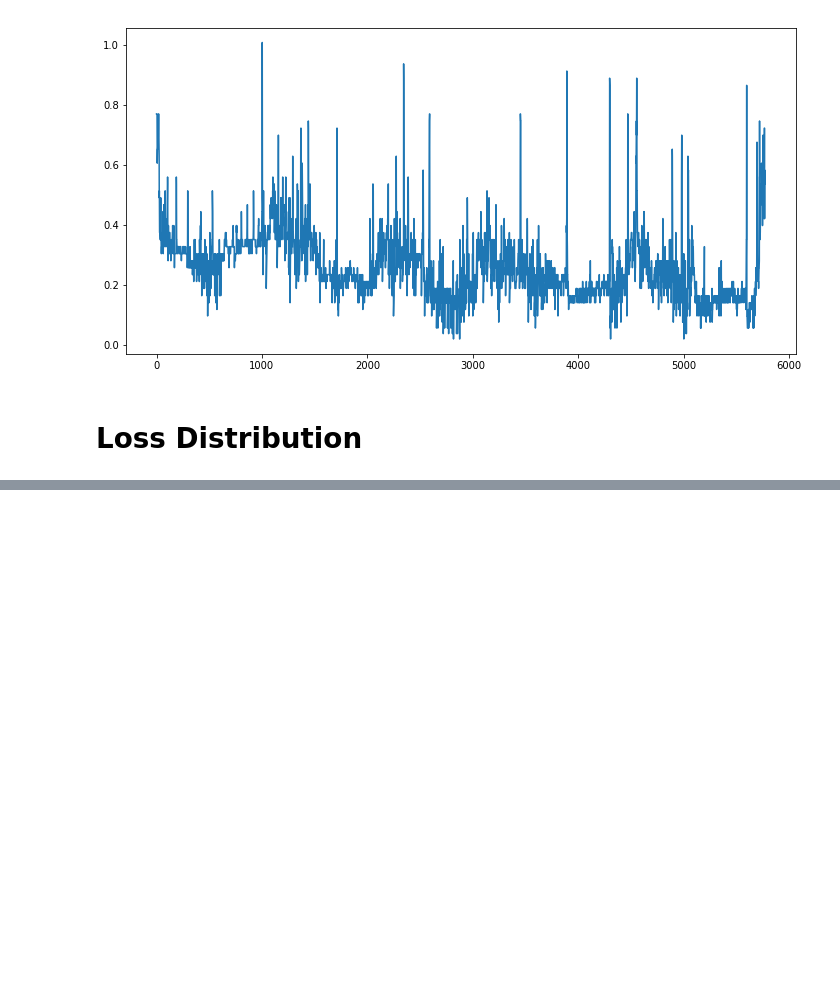
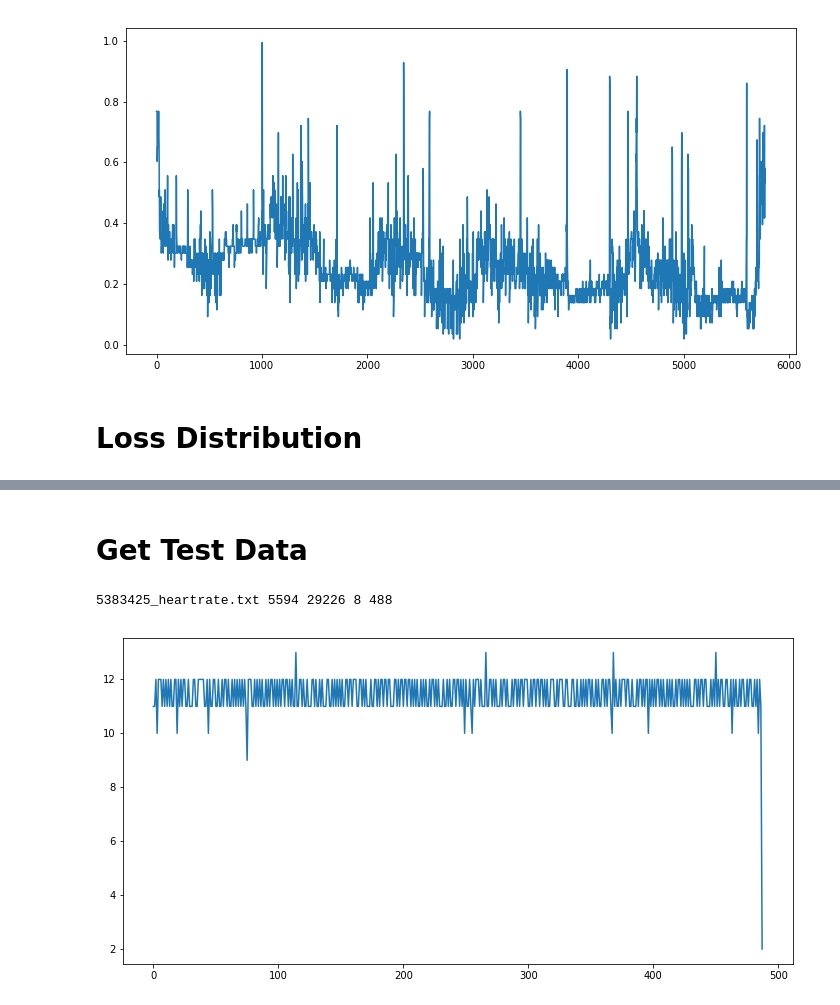
Before and after one commit to JacopoMangiavacchi/HeartMotionML, a Jupyter notebook: Train LSTM AutoEncoder.ipynb, the cells around one changed output, grey strips where cells are left out. Drawn from its saved outputs; the diff is of its cells as text; code cells hidden in the pictures; blank space fills up the shorter version.

```diff
--- a/Train LSTM AutoEncoder.ipynb
+++ b/Train LSTM AutoEncoder.ipynb
@@ -197,0 +223,7 @@ plt.show()
+# %% [markdown]
+# Get Test Data
+# %%
+test_data = get_data('5383425_heartrate.txt')
+# %% [output]
+5383425_heartrate.txt 5594 29226 8 488
+[figure, added]
```
Also changed, not shown: parts of 14 cells of this notebook, 2 other files.
